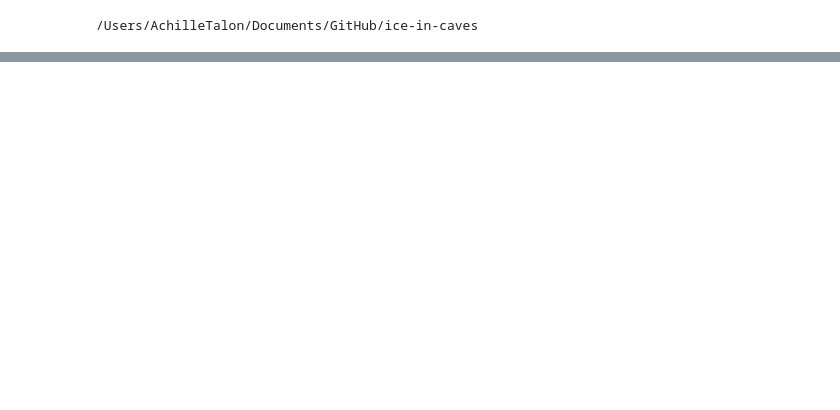
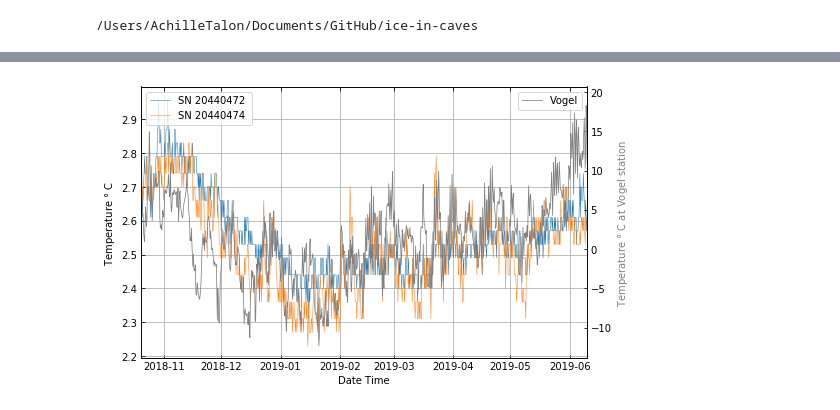
Before and after one commit to tr1813/ice-in-caves, a Jupyter notebook: ipynb/Temperature Plots.ipynb, the cells around one changed output, grey strips where cells are left out. Cells and saved outputs as stored; diff of their text form; code cells hidden in the pictures; blank space fills up the shorter version.

```diff
--- a/ipynb/Temperature Plots.ipynb
+++ b/ipynb/Temperature Plots.ipynb
@@ -18,0 +29,4 @@ hobo.simpletempPlotter(curves,'Temp, (*C)','2018-09','2019-06-10',filename="../f
+# %%
+hobo.doublePlotter(curves2,'Temp, (*C)','2018-10-20','2019-06-10',filename="../fig/M16_temperature_plot.pdf")
+# %% [output]
+[figure, added]
```
Also changed, not shown: parts of 7 cells of this notebook.
